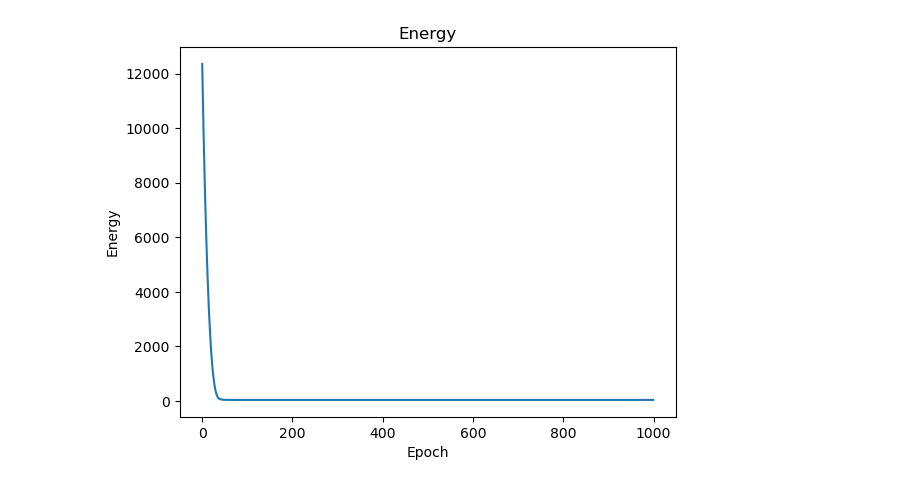
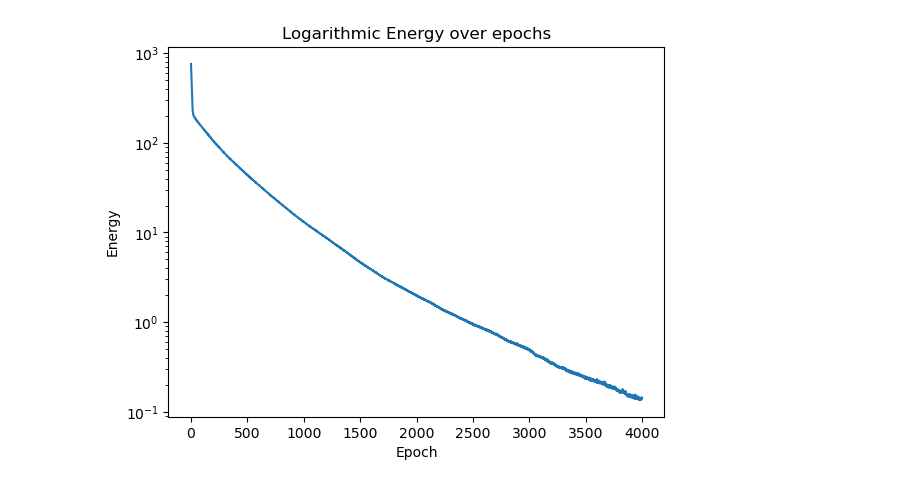
Before and after one commit to joeagriffith/hopfield-networks, a Jupyter notebook: mnist.ipynb, the cells around one changed output. Drawn from its saved outputs; the diff is of its cells as text; code cells hidden in the pictures.

```diff
--- a/mnist.ipynb
+++ b/mnist.ipynb
@@ -17,7 +18,7 @@ from model import HopfieldNetwork
 # %%
 device = torch.device("cuda" if torch.cuda.is_available() else "cpu")
 # %%
-DATA_RATIO = 0.001 # portion of dataset to use
+DATA_RATIO = 0.005 # portion of dataset to use
 VAL_RATIO = 0.2
 
 transform = transforms.Compose([
@@ -30,7 +31,7 @@ transform = transforms.Compose([
 dataset = datasets.MNIST(root="datasets/", train=True, transform=transform, download=True)
 # reduce dataset size
 dataset = torch.utils.data.Subset(dataset, range(int(len(dataset) * DATA_RATIO)))
-# dataset = torch.utils.data.Subset(dataset, range(1))
+# dataset = torch.utils.data.Subset(dataset, range(4))
 
 val_len = int(len(dataset) * VAL_RATIO)
 train_len = len(dataset) - val_len
@@ -39,5 +40,6 @@ train_dataset = PreloadedDataset.from_dataset(train_dataset, transforms.ToTensor
 # val_dataset = PreloadedDataset.from_dataset(val_dataset, transforms.ToTensor(), device)
 INPUT_SHAPE = train_dataset[0][0].shape
 NUM_CLASSES = 10
+print(f'INPUT_SHAPE: {INPUT_SHAPE}')
 print(f'Loaded MNIST dataset with {len(train_dataset)} training samples')#and {len(val_dataset)} validation samples')
 # %% [output]
@@ -64,10 +67,23 @@ for dim in INPUT_SHAPE:
 model = HopfieldNetwork(size, bias=False, steps=5).to(device)
 step = 0
 # %%
-LR = 5e-11
-BATCH_SIZE=16
-epochs = 200
+LR = 3e-3
+BATCH_SIZE=64
+epochs = 5000
 criterion = nn.MSELoss()
 optimiser = optim.AdamW(model.parameters(), lr=LR)
-energy, step = train_denoise(model, train_dataset, val_dataset, optimiser, criterion, model_name, epochs, minimise='loss', batch_size=BATCH_SIZE, flatten=True, step=step, device=device)
+scheduler = ReduceLROnPlateau(optimiser, mode='min', min_lr=3e-9, factor=0.5, patience=50, verbose=True)
+energy, step = train_denoise(model,
+                             train_dataset,
+                             val_dataset,
+                             optimiser,
+                             scheduler,
+                             model_name,
+                             epochs,
+                             flatten=True,
+                             step=step,
+                             error=True,
+                             batch_size=BATCH_SIZE,
+                             minimise='loss',
+                             device=device)
 # %% [output]
@@ -80,9 +108,10 @@ Final energy: 0.00023675210832152516
 # %%
-# plot energy
+# plot energy over epochs
 plt.plot(energy)
-plt.title("Energy")
+plt.yscale("log")
+plt.title("Logarithmic Energy over epochs")
 plt.xlabel("Epoch")
 plt.ylabel("Energy")
 plt.show()
 # %% [output]
-[figure, old version]
+[figure, new version]
```
Also changed, not shown: parts of 8 cells of this notebook, 2 other files.
